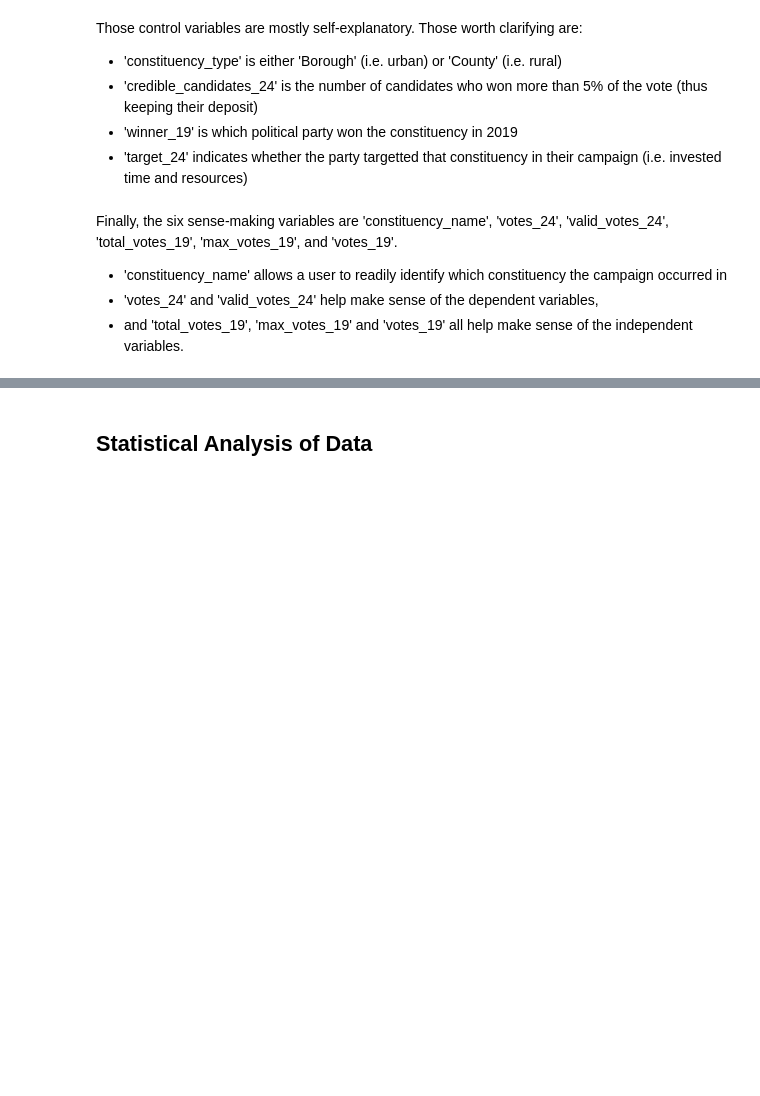
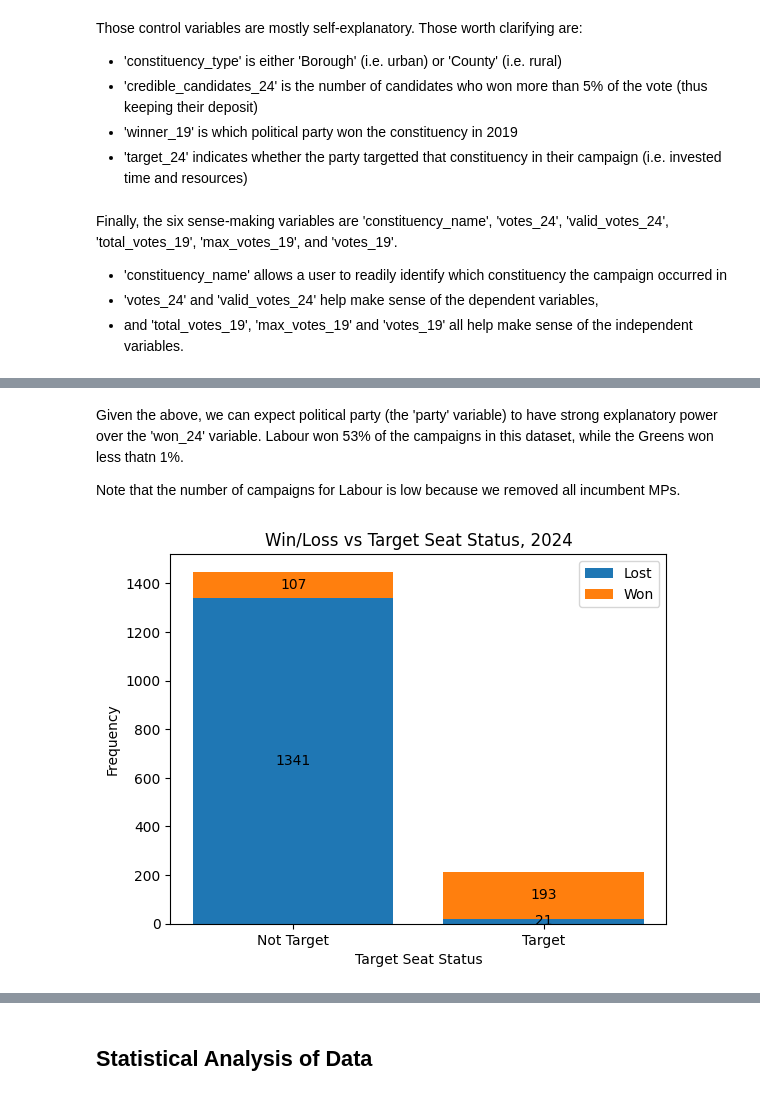
Before and after one commit to lintywilliams/EC-Assessment-1, a Jupyter notebook: Target-seat-rules-of-thumb.ipynb, the cells around one changed output, grey strips where cells are left out. Saved outputs shown, nothing was run; the diff lists cells and outputs as text; code cells hidden in the pictures; blank space fills up the shorter version.

```diff
--- a/Target-seat-rules-of-thumb.ipynb
+++ b/Target-seat-rules-of-thumb.ipynb
@@ -1657,0 +1715,26 @@ Finally, the six sense-making variables are 'constituency_name', 'votes_24', 'va
+# %% [markdown]
+Given the above, we can expect political party (the 'party' variable) to have strong explanatory power over the 'won_24' variable. Labour won 53% of the campaigns in this dataset, while the Greens won less thatn 1%.
+
+Note that the number of campaigns for Labour is low because we removed all incumbent MPs.
+# %%
+# Now to show wins by target seat status.
+wins_per_party = main_final.groupby(['target_24', 'won_24']).size().unstack(fill_value=0) # create temporary dataframe
+
+# Create a stacked bar chart
+x = wins_per_party.index  # i.e. x = Party names
+bar1 = plt.bar(x, wins_per_party[0], label='Lost')  # Bottom stack = lost
+bar2 = plt.bar(x, wins_per_party[1], bottom=wins_per_party[0], label='Won')  # Top stack = won
+
+# Add labels
+plt.bar_label(bar1, label_type='center')  # Labels for the "Not Won (0)" bars
+plt.bar_label(bar2, label_type='center')  # Labels for the "Won (1)" bars
+plt.xticks(ticks=[0, 1], labels=['Not Target', 'Target']) # make binary values intelligible
+plt.xlabel('Target Seat Status')
+plt.ylabel('Frequency')
+plt.title('Win/Loss vs Target Seat Status, 2024')
+plt.legend()
+
+# Show the plot
+plt.show()
+# %% [output]
+[figure, added]
```
Also changed, not shown: parts of 19 cells of this notebook.
